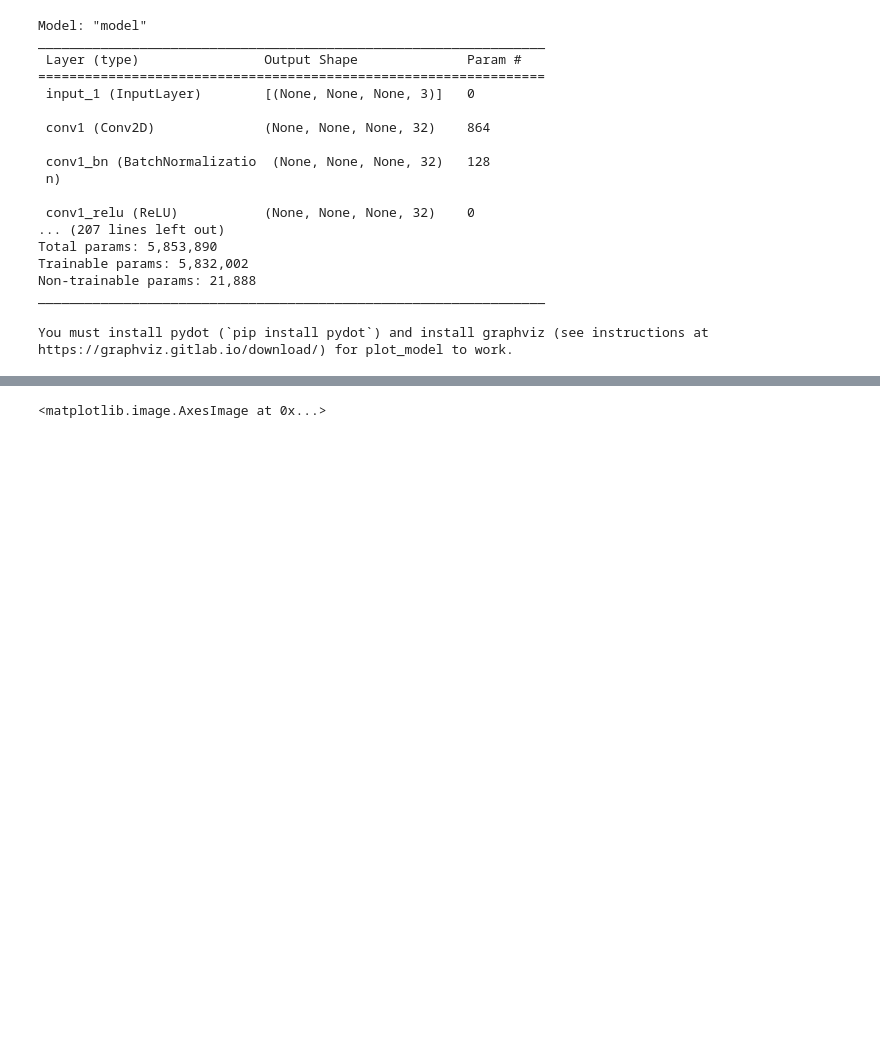
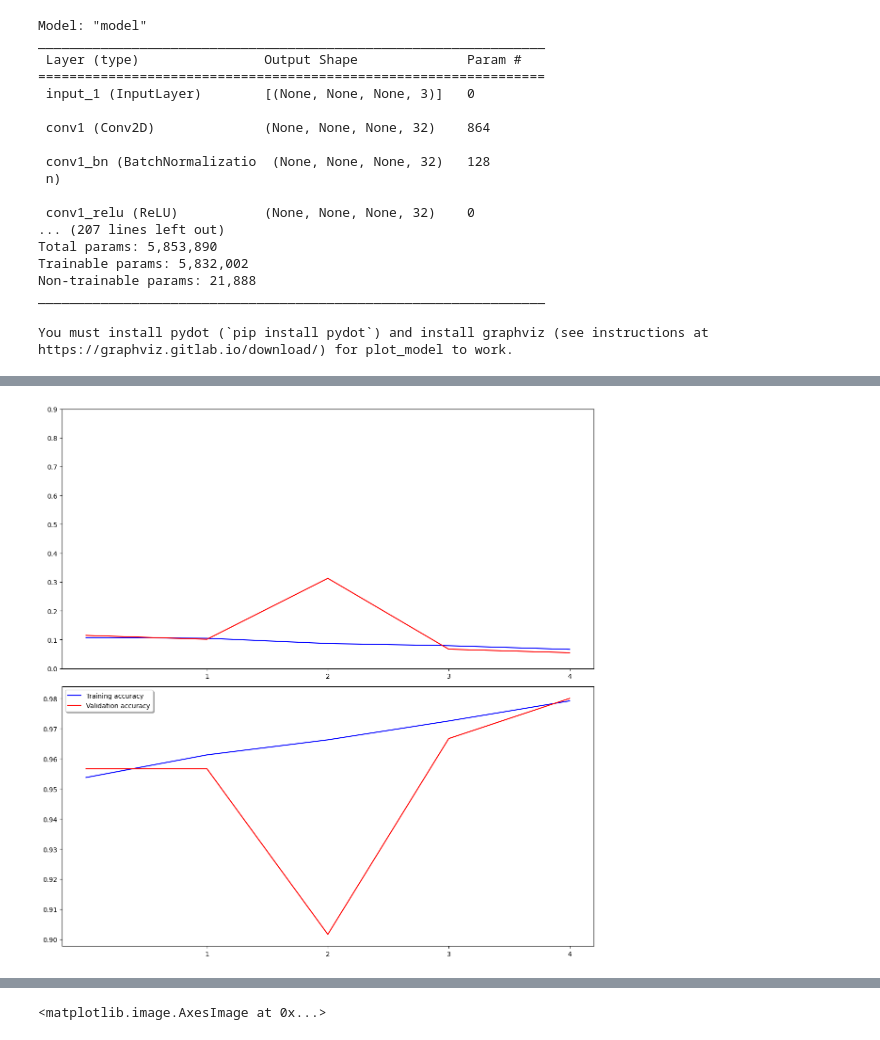
Before and after one commit to pyunc/circuit-board-ml, a Jupyter notebook: notebooks/exploration.ipynb, the cells around one changed output, grey strips where cells are left out. Saved outputs shown, nothing was run; the diff lists cells and outputs as text; code cells hidden in the pictures; blank space fills up the shorter version.

```diff
--- a/notebooks/exploration.ipynb
+++ b/notebooks/exploration.ipynb
@@ -212,8 +219,12 @@ checkpoint_dir = os.path.dirname(checkpoint_path)
 cp_callback = tf.keras.callbacks.ModelCheckpoint(filepath=checkpoint_path,
                                                  save_weights_only=True,
                                                  verbose=1)
+# %%
+from datetime import datetime
+logdir="logs/fit/" + datetime.now().strftime("%Y%m%d-%H%M%S")
+tensorboard_callback = keras.callbacks.TensorBoard(log_dir=logdir)
 # %%
-callbacks = [earlystop, learning_rate_reduction, cp_callback]
+callbacks = [earlystop, learning_rate_reduction, cp_callback, tensorboard_callback]
 # %%
 df["label"] = df["label"].replace({0: 'Good', 1: 'Bad'})
 # %%
@@ -246,7 +254,7 @@ train_datagen = tf.keras.preprocessing.image.ImageDataGenerator(
 
 train_generator = train_datagen.flow_from_dataframe(
     train_df,
-    r"/home/paulo/Documents/project-practical-mlops/circuit-board-ml/notebooks/organized_data",
+    r"/home/paulo/Documents/circuit-board-ml/notebooks/organized_data",
     x_col='filename',
     y_col='label',
     target_size=IMAGE_SIZE,
@@ -263,7 +267,7 @@ train_generator.n
 validation_datagen = tf.keras.preprocessing.image.ImageDataGenerator(rescale=1./255)
 validation_generator = validation_datagen.flow_from_dataframe(
     validate_df,
-    "/home/paulo/Documents/project-practical-mlops/circuit-board-ml/notebooks/organized_data",
+    r"/home/paulo/Documents/circuit-board-ml/notebooks/organized_data",
     x_col='filename',
     y_col='label',
     target_size=IMAGE_SIZE,
@@ -295,0 +327,18 @@ checkpoint_dir = '/home/paulo/Documents/project-practical-mlops/circuit-board-ml
+# %%
+epochs = 5
+
+fig, (ax1, ax2) = plt.subplots(2, 1, figsize=(12, 12))
+ax1.plot(history.history['loss'], color='b', label="Training loss")
+ax1.plot(history.history['val_loss'], color='r', label="validation loss")
+ax1.set_xticks(np.arange(1, epochs, 1))
+ax1.set_yticks(np.arange(0, 1, 0.1))
+
+ax2.plot(history.history['accuracy'], color='b', label="Training accuracy")
+ax2.plot(history.history['val_accuracy'], color='r',label="Validation accuracy")
+ax2.set_xticks(np.arange(1, epochs, 1))
+
+legend = plt.legend(loc='best', shadow=True)
+plt.tight_layout()
+plt.show()
+# %% [output]
+[figure, added]
```
Also changed, not shown: parts of 37 cells of this notebook.
